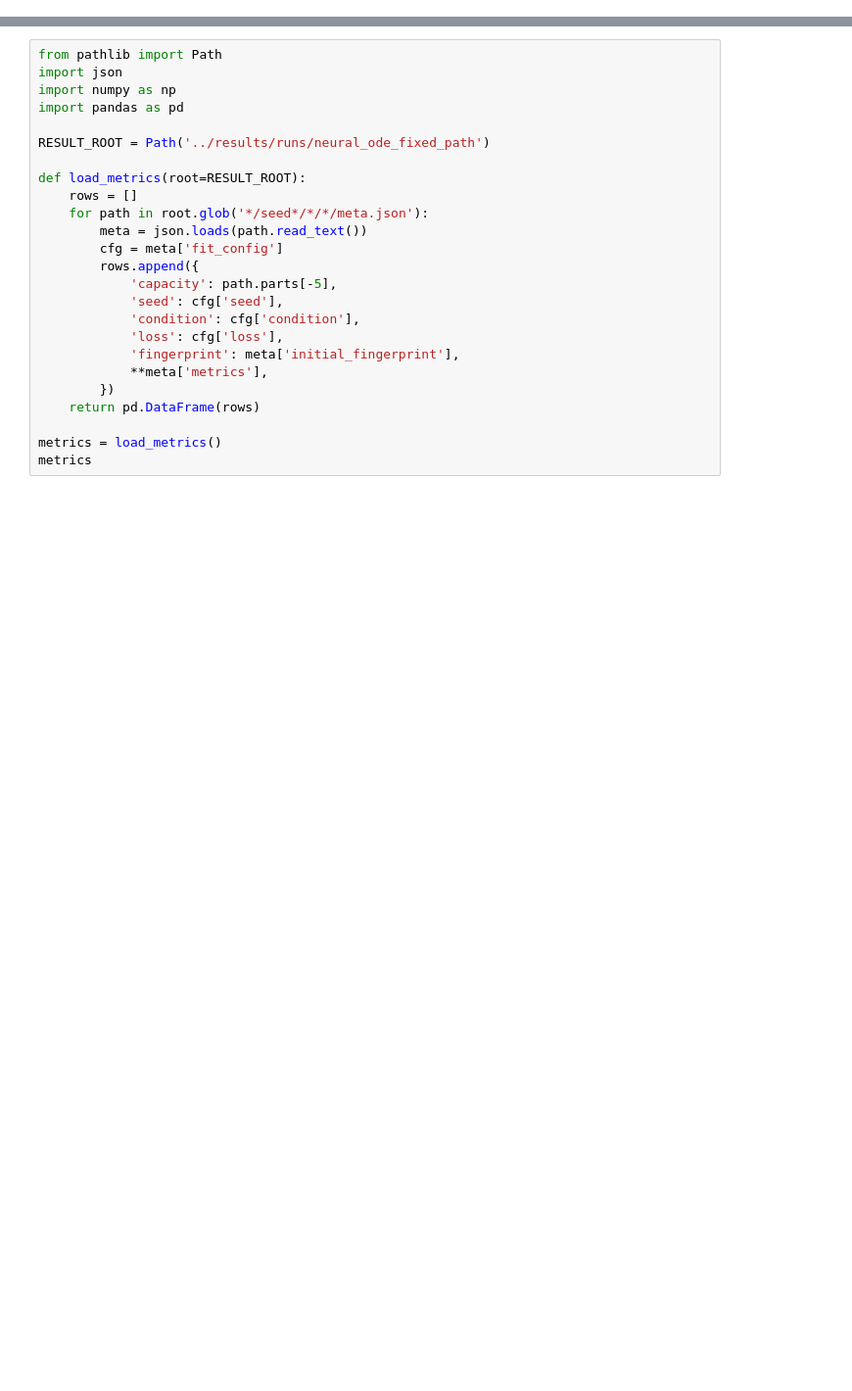
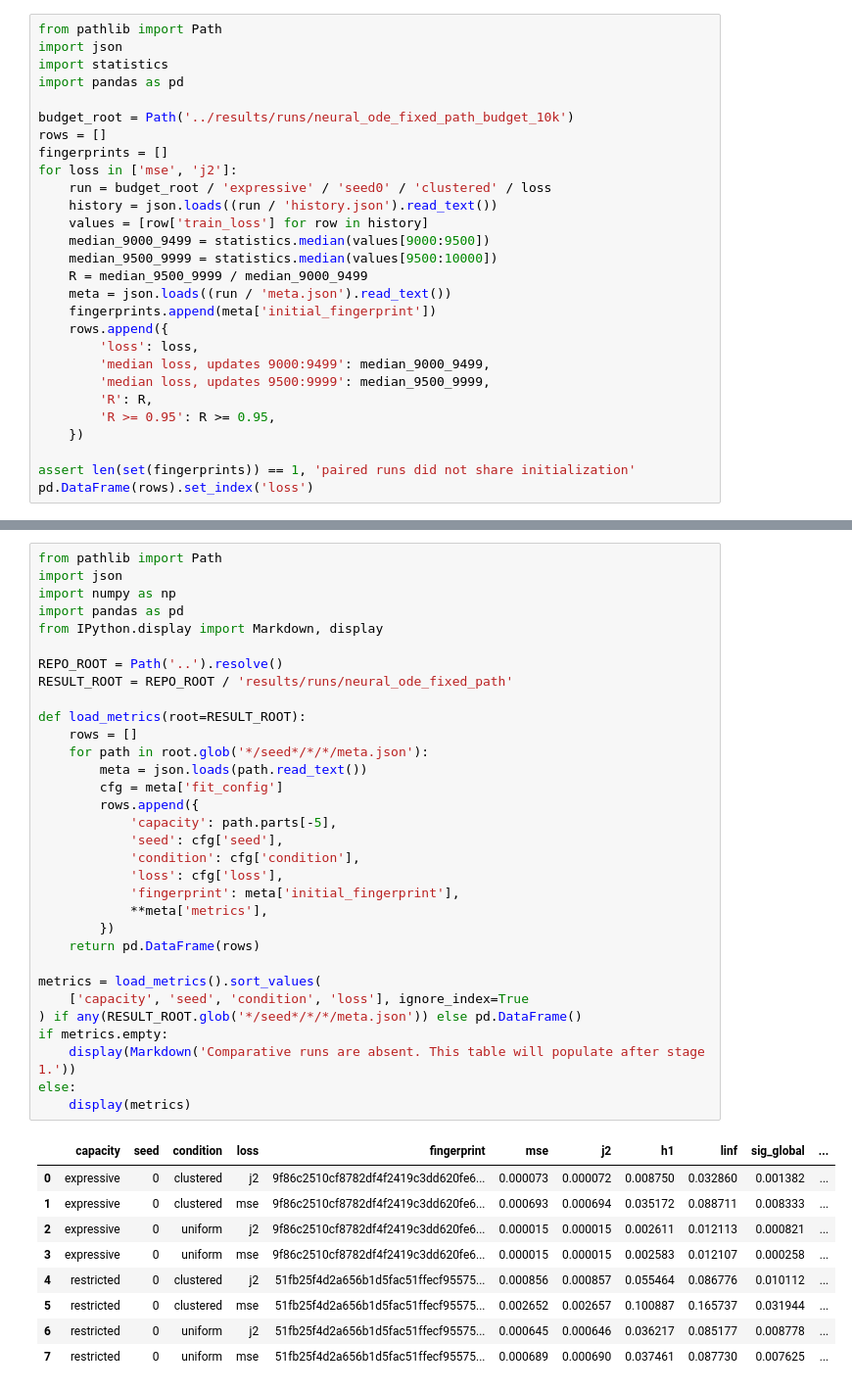
Before and after one commit to davinhpqiu/pathwise-loss, a Jupyter notebook: notebooks/05_neural_ode_path.ipynb, the cells around one changed output, grey strips where cells are left out. Shown at 98% size. Drawn from its saved outputs; the diff is of its cells as text; blank space fills up the shorter version.

```diff
--- a/notebooks/05_neural_ode_path.ipynb
+++ b/notebooks/05_neural_ode_path.ipynb
@@ -42,0 +91,28 @@ Every run is evaluated on 513 uniform points using dense MSE, $J_2$, $H^1$, supr
+# %%
+from pathlib import Path
+import json
+import statistics
+import pandas as pd
+
+budget_root = Path('../results/runs/neural_ode_fixed_path_budget_10k')
+rows = []
+fingerprints = []
+for loss in ['mse', 'j2']:
+    run = budget_root / 'expressive' / 'seed0' / 'clustered' / loss
+    history = json.loads((run / 'history.json').read_text())
+    values = [row['train_loss'] for row in history]
+    median_9000_9499 = statistics.median(values[9000:9500])
+    median_9500_9999 = statistics.median(values[9500:10000])
+    R = median_9500_9999 / median_9000_9499
+    meta = json.loads((run / 'meta.json').read_text())
+    fingerprints.append(meta['initial_fingerprint'])
+    rows.append({
+        'loss': loss,
+        'median loss, updates 9000:9499': median_9000_9499,
+        'median loss, updates 9500:9999': median_9500_9999,
+        'R': R,
+        'R >= 0.95': R >= 0.95,
+    })
+
+assert len(set(fingerprints)) == 1, 'paired runs did not share initialization'
+pd.DataFrame(rows).set_index('loss')
@@ -43,25 +731,42 @@ Every run is evaluated on 513 uniform points using dense MSE, $J_2$, $H^1$, supr
 # %%
 from pathlib import Path
 import json
 import numpy as np
 import pandas as pd
+from IPython.display import Markdown, display
 
-RESULT_ROOT = Path('../results/runs/neural_ode_fixed_path')
+REPO_ROOT = Path('..').resolve()
+RESULT_ROOT = REPO_ROOT / 'results/runs/neural_ode_fixed_path'
 
 def load_metrics(root=RESULT_ROOT):
     rows = []
     for path in root.glob('*/seed*/*/*/meta.json'):
         meta = json.loads(path.read_text())
         cfg = meta['fit_config']
         rows.append({
             'capacity': path.parts[-5],
             'seed': cfg['seed'],
             'condition': cfg['condition'],
             'loss': cfg['loss'],
             'fingerprint': meta['initial_fingerprint'],
             **meta['metrics'],
         })
     return pd.DataFrame(rows)
 
-metrics = load_metrics()
-metrics
+metrics = load_metrics().sort_values(
+    ['capacity', 'seed', 'condition', 'loss'], ignore_index=True
+) if any(RESULT_ROOT.glob('*/seed*/*/*/meta.json')) else pd.DataFrame()
+if metrics.empty:
+    display(Markdown('Comparative runs are absent. This table will populate after stage 1.'))
+else:
+    display(metrics)
+# %% [output]
+|  | capacity | seed | condition | loss | fingerprint | mse | j2 | h1 | linf | sig_global | ... |
+| 0 | expressive | 0 | clustered | j2 | 9f86c2510cf8782df4f2419c3dd620fe6... | 0.000073 | 0.000072 | 0.008750 | 0.032860 | 0.001382 | ... |
+| 1 | expressive | 0 | clustered | mse | 9f86c2510cf8782df4f2419c3dd620fe6... | 0.000693 | 0.000694 | 0.035172 | 0.088711 | 0.008333 | ... |
+| 2 | expressive | 0 | uniform | j2 | 9f86c2510cf8782df4f2419c3dd620fe6... | 0.000015 | 0.000015 | 0.002611 | 0.012113 | 0.000821 | ... |
+| 3 | expressive | 0 | uniform | mse | 9f86c2510cf8782df4f2419c3dd620fe6... | 0.000015 | 0.000015 | 0.002583 | 0.012107 | 0.000258 | ... |
+| 4 | restricted | 0 | clustered | j2 | 51fb25f4d2a656b1d5fac51ffecf95575... | 0.000856 | 0.000857 | 0.055464 | 0.086776 | 0.010112 | ... |
+| 5 | restricted | 0 | clustered | mse | 51fb25f4d2a656b1d5fac51ffecf95575... | 0.002652 | 0.002657 | 0.100887 | 0.165737 | 0.031944 | ... |
+| 6 | restricted | 0 | uniform | j2 | 51fb25f4d2a656b1d5fac51ffecf95575... | 0.000645 | 0.000646 | 0.036217 | 0.085177 | 0.008778 | ... |
+| 7 | restricted | 0 | uniform | mse | 51fb25f4d2a656b1d5fac51ffecf95575... | 0.000689 | 0.000690 | 0.037461 | 0.087730 | 0.007625 | ... |
```
Also changed, not shown: parts of 30 cells of this notebook, 10 other files.
